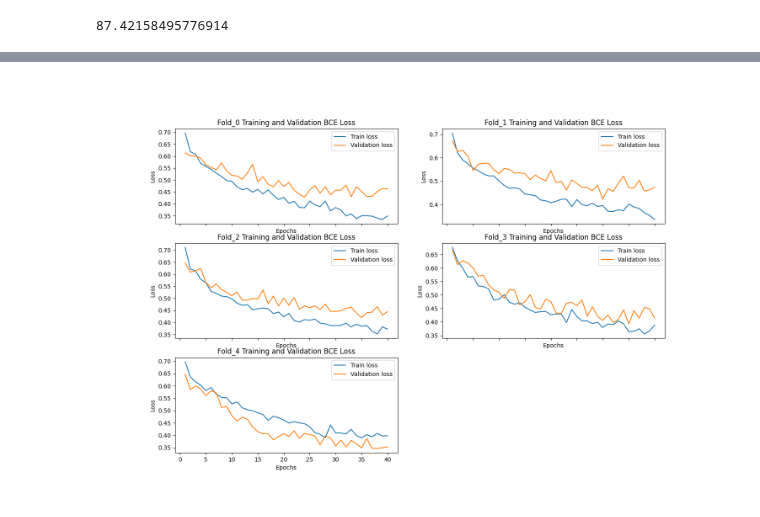
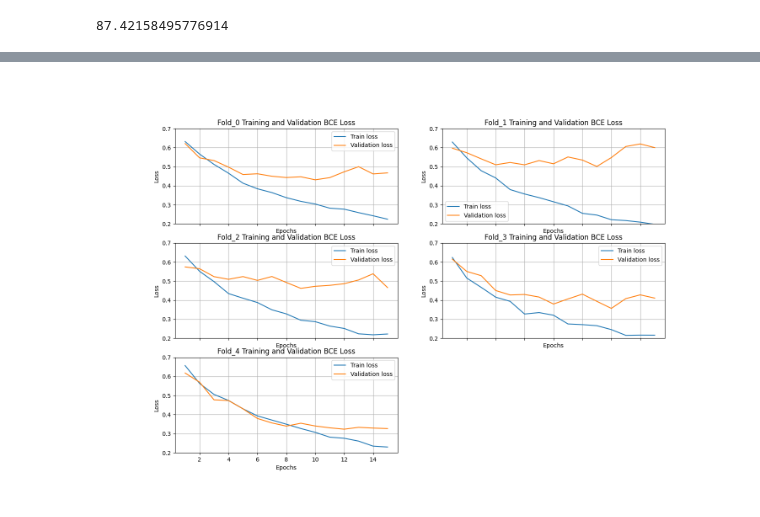
Before and after one commit to pstnmz/FailCatcher, a Jupyter notebook: CNN_shape_prediction_training.ipynb, the cells around one changed output, grey strips where cells are left out. Drawn from its saved outputs; the diff is of its cells as text; code cells hidden in the pictures.

```diff
--- a/CNN_shape_prediction_training.ipynb
+++ b/CNN_shape_prediction_training.ipynb
@@ -379,8 +379,8 @@ for fold in range(0, 5):
     means.append(mean)
     stds.append(std)
     data_transforms = transforms.Compose([
-        ToPIL(),
-        RandAugmentTransforms(nb_transf=2, magnitude=9),
+        #ToPIL(),
+        #RandAugmentTransforms(nb_transf=2, magnitude=9),
         ToTensor(),
         Normalize(mean=mean, std=std)
     ])
@@ -752,7 +754,7 @@ for fold in range(0, 5):
     test_loader = torch.utils.data.DataLoader(normalized_datasets[fold], num_workers=12, batch_size=16, sampler=test_sampler)
 
     model = create_model(device)
-    val_accuracies, val_sensitivities, val_specificities, val_roc_aucs, train_losses, val_losses, cms = train_model(model, train_loader, test_loader, fold, n_epochs=40, with_data_aug=True)
+    val_accuracies, val_sensitivities, val_specificities, val_roc_aucs, train_losses, val_losses, cms = train_model(model, train_loader, test_loader, fold, n_epochs=15, with_data_aug=False)
     fold_results = {
         'accuracies': val_accuracies,
         'sensitivities': val_sensitivities,
@@ -897,11 +899,13 @@ def display_losses(n_epochs, results):
         key = f'Fold_{str(i)}'
         _plot_per_epoch(epochs, [results[key]['train_losses'], results[key]['val_losses']], ['Train loss', ['Validation loss']], ax)
         _losses_disp('Loss', f'{key} Training and Validation BCE Loss', ax)
+        ax.grid()
     plt.show()
 
 def _losses_disp(arg0, arg1, ax):
     ax.set_xlabel('Epochs')
     ax.set_ylabel(arg0)
+    ax.set_ylim(0.2, 0.7)
     ax.set_title(arg1)
     ax.legend()
 
@@ -936,5 +940,5 @@ display_confusion_matrix(results)
 # %%
-display_losses(40, results)
+display_losses(15, results)
 # %% [output]
-[figure, old version]
+[figure, new version]
 # %%
```
Also changed, not shown: parts of 13 cells of this notebook, 13 other files.
